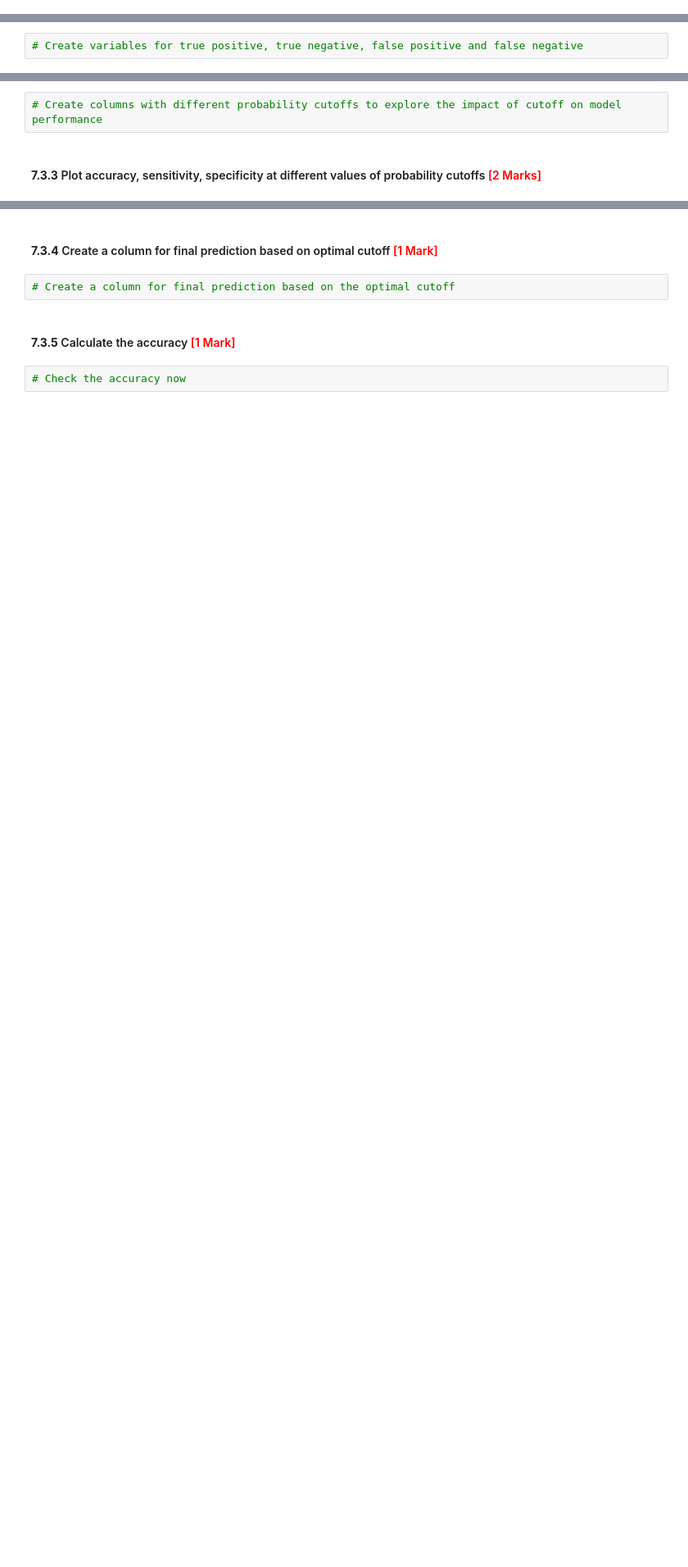
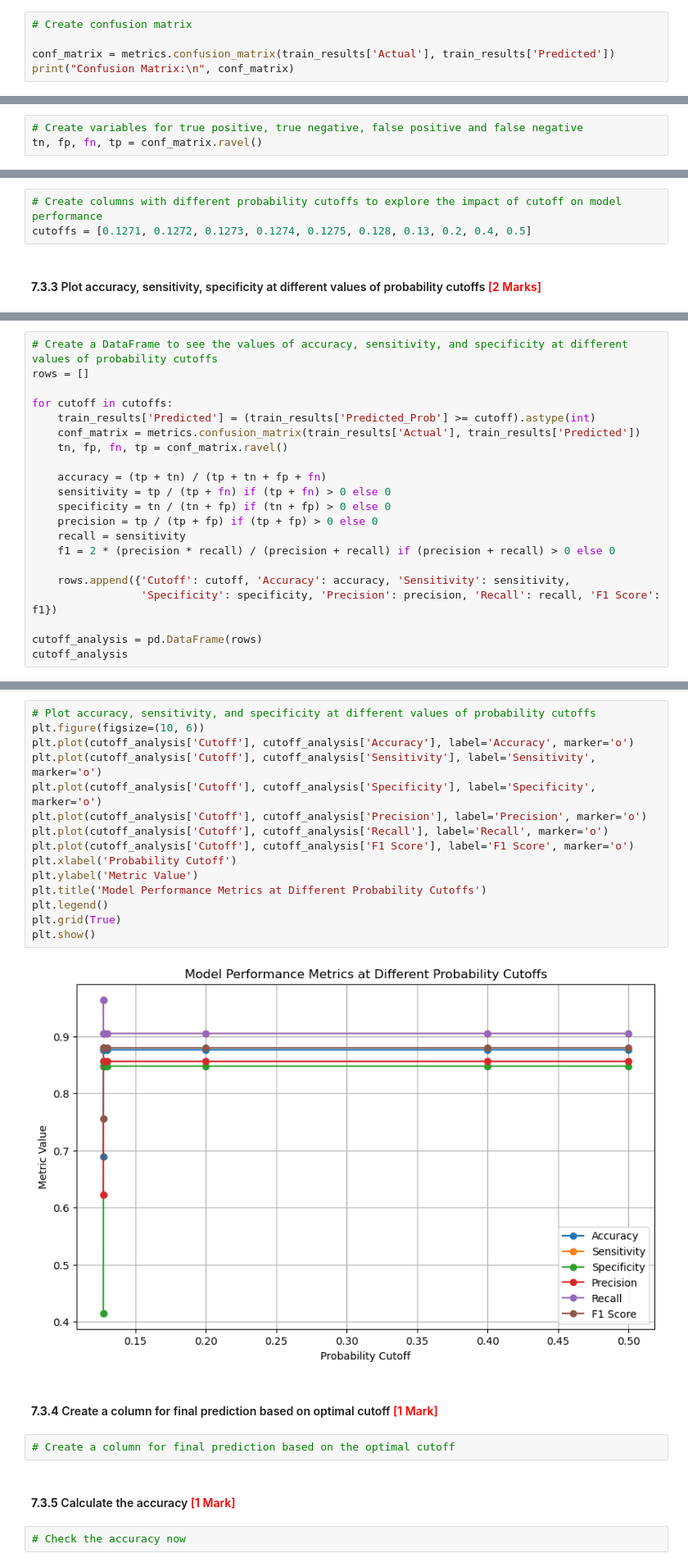
Before and after one commit to VFulara/Fraudulent-Claim-Detection, a Jupyter notebook: Fraudulent_Claim_Detection_Starter.ipynb, the cells around one changed output, grey strips where cells are left out. Shown at 82% size. Cells and saved outputs as stored; diff of their text form; blank space fills up the shorter version.

```diff
--- a/Fraudulent_Claim_Detection_Starter.ipynb
+++ b/Fraudulent_Claim_Detection_Starter.ipynb
@@ -1278,0 +1433,5 @@ from sklearn import metrics
+# %%
+# Create confusion matrix
+
+conf_matrix = metrics.confusion_matrix(train_results['Actual'], train_results['Predicted'])
+print("Confusion Matrix:\n", conf_matrix)
@@ -1280,5 +1443,6 @@ from sklearn import metrics
 #### **7.2.8** Create variables for true positive, true negative, false positive and false negative <font color="red">[1 Mark]</font>
 # %%
 # Create variables for true positive, true negative, false positive and false negative
+tn, fp, fn, tp = conf_matrix.ravel()
 # %% [markdown]
 #### **7.2.9** Calculate sensitivity, specificity, precision, recall and F1-score <font color="red">[2 Marks]</font>
@@ -1316,5 +1509,6 @@ After analysing the area under the curve of the ROC, check the sensitivity and s
 #### **7.3.2** Predict on training data at various probability cutoffs <font color="red">[1 Mark]</font>
 # %%
 # Create columns with different probability cutoffs to explore the impact of cutoff on model performance
+cutoffs = [0.1271, 0.1272, 0.1273, 0.1274, 0.1275, 0.128, 0.13, 0.2, 0.4, 0.5]
 # %% [markdown]
 #### **7.3.3** Plot accuracy, sensitivity, specificity at different values of probability cutoffs <font color="red">[2 Marks]</font>
@@ -1324,0 +1515,21 @@ After analysing the area under the curve of the ROC, check the sensitivity and s
+# %%
+# Create a DataFrame to see the values of accuracy, sensitivity, and specificity at different values of probability cutoffs
+rows = []
+
+for cutoff in cutoffs:
+    train_results['Predicted'] = (train_results['Predicted_Prob'] >= cutoff).astype(int)
+    conf_matrix = metrics.confusion_matrix(train_results['Actual'], train_results['Predicted'])
+    tn, fp, fn, tp = conf_matrix.ravel()
+
+    accuracy = (tp + tn) / (tp + tn + fp + fn)
+    sensitivity = tp / (tp + fn) if (tp + fn) > 0 else 0
+    specificity = tn / (tn + fp) if (tn + fp) > 0 else 0
+    precision = tp / (tp + fp) if (tp + fp) > 0 else 0
+    recall = sensitivity
+    f1 = 2 * (precision * recall) / (precision + recall) if (precision + recall) > 0 else 0
+
+    rows.append({'Cutoff': cutoff, 'Accuracy': accuracy, 'Sensitivity': sensitivity,
+                 'Specificity': specificity, 'Precision': precision, 'Recall': recall, 'F1 Score': f1})
+
+cutoff_analysis = pd.DataFrame(rows)
+cutoff_analysis
@@ -1325,3 +1548,20 @@ After analysing the area under the curve of the ROC, check the sensitivity and s
+# %%
+# Plot accuracy, sensitivity, and specificity at different values of probability cutoffs
+plt.figure(figsize=(10, 6))
+plt.plot(cutoff_analysis['Cutoff'], cutoff_analysis['Accuracy'], label='Accuracy', marker='o')
+plt.plot(cutoff_analysis['Cutoff'], cutoff_analysis['Sensitivity'], label='Sensitivity', marker='o')
+plt.plot(cutoff_analysis['Cutoff'], cutoff_analysis['Specificity'], label='Specificity', marker='o')
+plt.plot(cutoff_analysis['Cutoff'], cutoff_analysis['Precision'], label='Precision', marker='o')
+plt.plot(cutoff_analysis['Cutoff'], cutoff_analysis['Recall'], label='Recall', marker='o')
+plt.plot(cutoff_analysis['Cutoff'], cutoff_analysis['F1 Score'], label='F1 Score', marker='o')
+plt.xlabel('Probability Cutoff')
+plt.ylabel('Metric Value')
+plt.title('Model Performance Metrics at Different Probability Cutoffs')
+plt.legend()
+plt.grid(True)
+plt.show()
+# %% [output]
+[figure, added]
 # %% [markdown]
 #### **7.3.4** Create a column for final prediction based on optimal cutoff <font color="red">[1 Mark]</font>
 # %%
```
Also changed, not shown: parts of 30 cells of this notebook.
